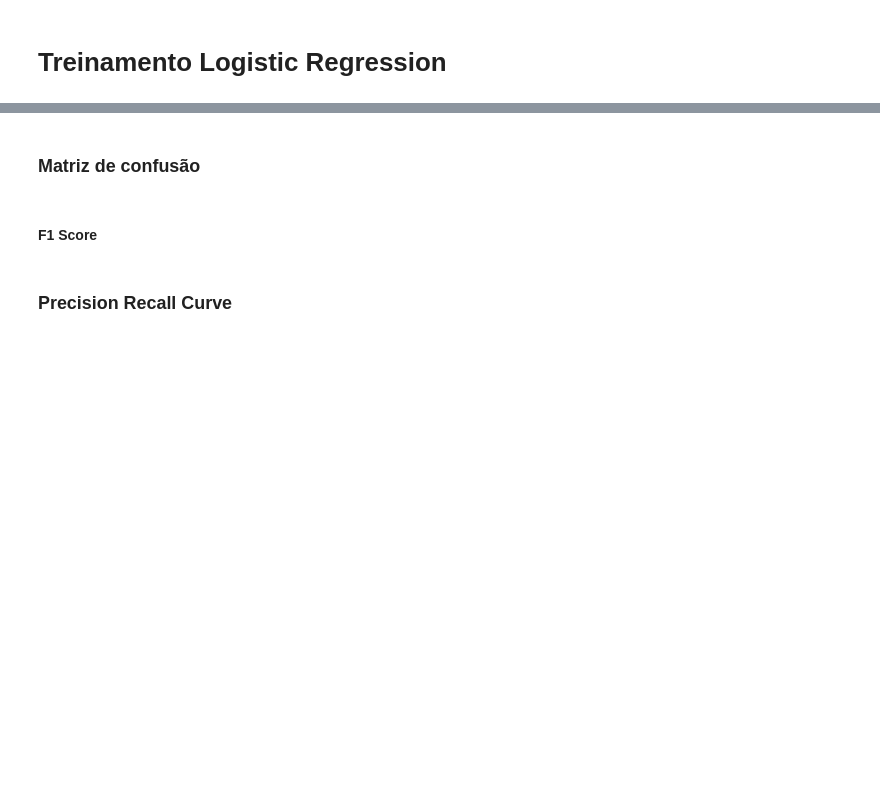
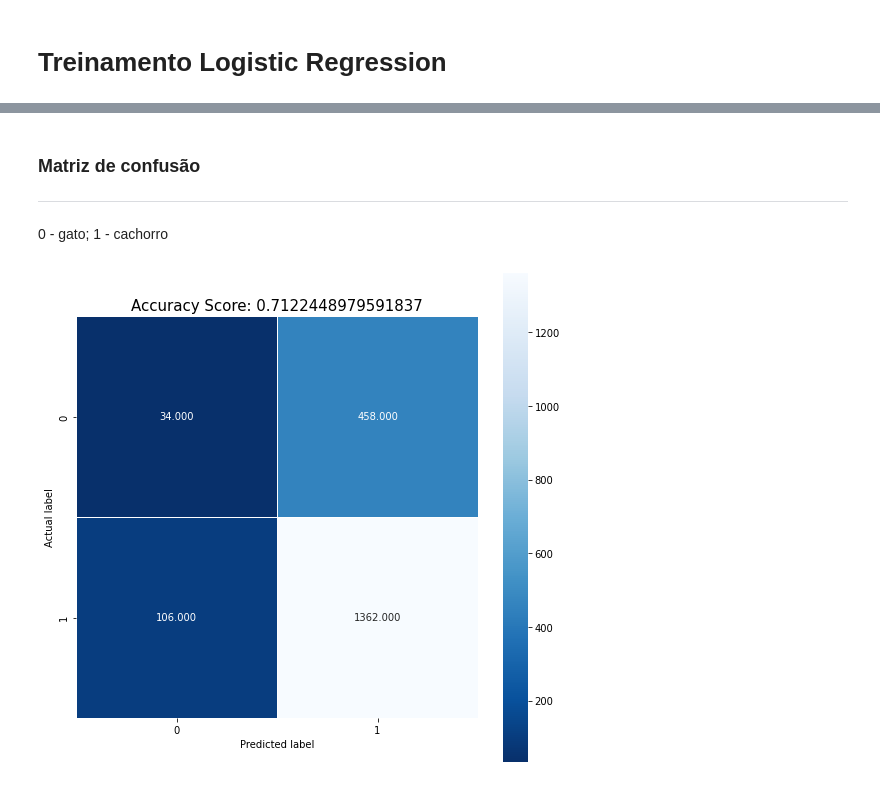
Before and after one commit to joaobarros05/teste, a Jupyter notebook: questao1.ipynb, the cells around one changed output, grey strips where cells are left out. Cells and saved outputs as stored; diff of their text form; code cells hidden in the pictures; blank space fills up the shorter version.

```diff
--- a/questao1.ipynb
+++ b/questao1.ipynb
@@ -351,15 +350,19 @@ acc
 # %% [markdown]
 ### Matriz de confusão
+---------
+ 0 - gato;
+ 1 - cachorro
 # %%
-cm = confusion_matrix(y_test, predictions_svm)
+import seaborn as sns
 
-import seaborn as sns
+acc_svm = accuracy_score(y_test, predictions_lr)
+cm = confusion_matrix(y_test, predictions_lr)
 
 plt.figure(figsize=(9,9))
 sns.heatmap(cm, annot=True, fmt=".3f", linewidths=.5, square = True, cmap = 'Blues_r');
 plt.ylabel('Actual label');
 plt.xlabel('Predicted label');
 all_sample_title = 'Accuracy Score: {0}'.format(acc_svm)
 plt.title(all_sample_title, size = 15);
+# %% [output]
+[figure, added]
-# %% [markdown]
-#### F1 Score
@@ -370,2 +368,0 @@ score = f1_score(true_labels, pred_labels, average="macro")
-# %% [markdown]
-### Precision Recall Curve
```
Also changed, not shown: parts of 42 cells of this notebook, 2 other files.
